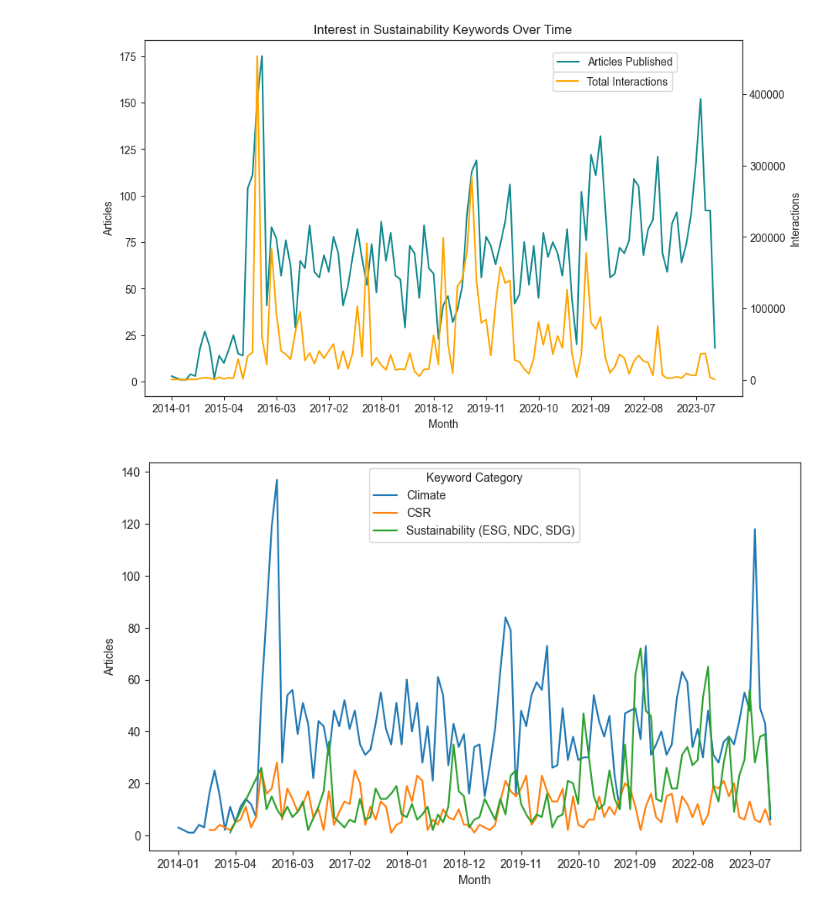
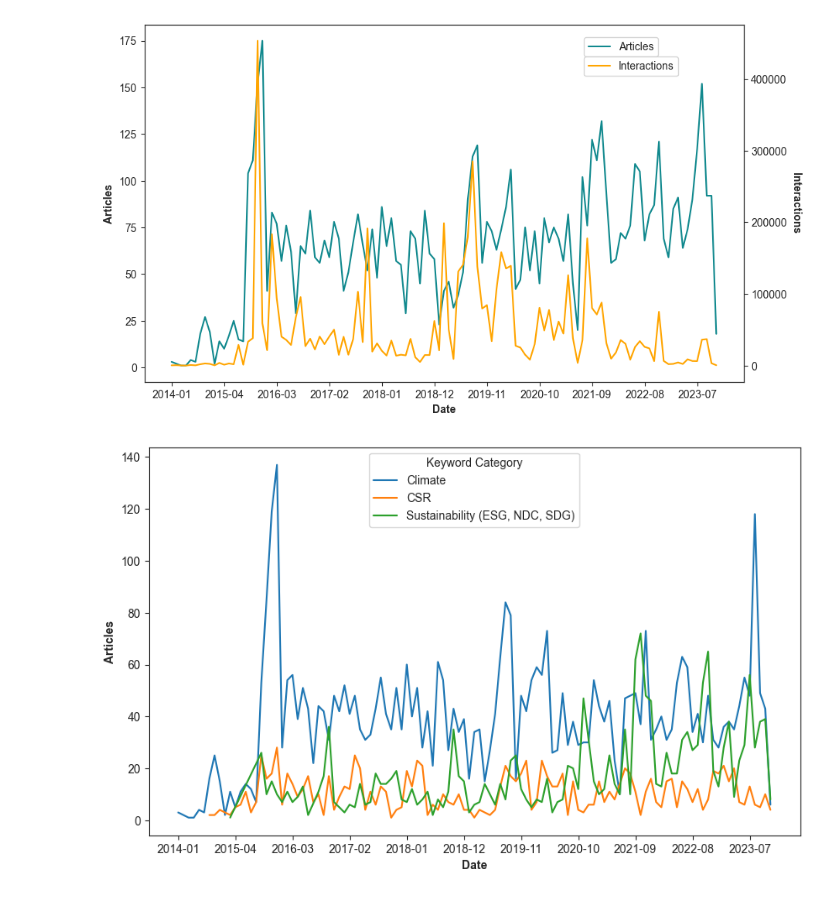
Before and after one commit to Gitbyt3/ESG-Research-Project, a Jupyter notebook: Code.ipynb, the cells around one changed output. Saved outputs shown, nothing was run; the diff lists cells and outputs as text; code cells hidden in the pictures.

```diff
--- a/Code.ipynb
+++ b/Code.ipynb
@@ -45,16 +45,13 @@ def wrangle(df):
     df.drop(['Link','Authors','Pinterest','LinkedIn','Twitter Influencer Shares','Total Facebook','Likes','Shares','Comments'],axis=1,inplace=True)
 
     #Converts published column to datetime format and converts article title to lowercase
-    df['Published'] = pd.to_datetime(df['Published'],format='%Y-%m-%dT%H:%M:%S%z')
+    df['Published'] = df['Published'].apply(lambda x: x[0:4] + '-' + x[5:7])
     df['Headline'] = df['Headline'].str.lower()
 
     #Renames and reorders columns
     df.rename(columns={'Published':'Date','Group':'Keyword','Headline':'Title','Total Interactions':'Interactions'},inplace=True)
-    df = df.reindex(columns=['Date','Month','Keyword','Title','Website','Interactions'])
+    df = df.reindex(columns=['Date','Keyword','Title','Website','Interactions'])
 
-    #Extracts the month from the date column and converts it to a string
-    df['Month'] = df['Date'].dt.to_period('M')
-    df['Month'] = df['Month'].astype('str')
     return df
 
 #Categorizes keywords to increase visibility and isolate CSR
@@ -74,4 +71,4 @@ mon_kw = pd.concat([wrangle(mon_2014),wrangle(mon_2015),wrangle(mon_2016),wrangl
 mon_kw['Keyword Category'] = mon_kw['Keyword'].apply(kw_categorize)
 
 #Reorder columns
-mon_kw = mon_kw.reindex(columns=['Date','Month','Keyword','Keyword Category','Title','Website','Interactions'])
+mon_kw = mon_kw.reindex(columns=['Date','Keyword','Keyword Category','Title','Website','Interactions'])
@@ -78,57 +105,26 @@ mon_kw = mon_kw.reindex(columns=['Date','Month','Keyword','Keyword Category','Ti
 # %%
 #LINEGRAPH - ARTICLES VS INTERACTIONS FOR ALL KEYWORDS
-#Groupby Month, count number of keyword articles, and sums interactions then resets index
-forviz = mon_kw[['Month','Keyword','Interactions']].groupby(['Month']).agg({'Keyword':'count','Interactions':'sum'}).rename(columns={'Keyword':'Articles'})
+#Groupby Date, count number of keyword articles, and sums interactions then resets index
+forviz = mon_kw[['Date','Keyword','Interactions']].groupby(['Date']).agg({'Keyword':'count','Interactions':'sum'}).rename(columns={'Keyword':'Articles'})
 forviz.reset_index(inplace=True)
-
-#Set figure size and style
-plt.figure(figsize=(10,6))
-sns.set_style('ticks')
-
-#Plots linegraph with Month on the x-axis and Number of articles on the left y-axis
-sns.lineplot(data=forviz,x='Month',y='Articles',label='Articles Published',color='#11898E')
-
-#Plots legend in the top right corner, adjust positions slightly to match second legend and aligns text to the left
-plt.legend(loc='upper right',bbox_to_anchor=(1-0.1,0.98),alignment='left')
-
-#Defines second axis to be on the same plot but on the right y-axis
-ax2 = plt.twinx()
-
-#Plots the second line graph on the same plot with Month on the x-axis and Total interactions on the right y-axis
-sns.lineplot(data=forviz,x='Month',y='Interactions',label='Total Interactions',color='orange')
-
-#Plots second legend to be just under the first legend
-plt.legend(loc='upper right',bbox_to_anchor=(0.992-0.1,0.925),alignment='left')
-
-#Defines first axis as the current axis
-ax1 = plt.gca()
-
-#Sets the x ticks as evenly spaced values across the entire available months
-ax2.set_xticks(forviz['Month'].tolist()[0::11])
-
-#Sets labels, titles, then displays the plot
-ax1.set_ylabel("# of Articles")
-ax2.set_ylabel("Interactions")
-plt.title('Interest in Sustainability Keywords Over Time')
-plt.show()
-
-
-
+articles_vs_interactions = dual_lines(forviz,'ticks','Date','Articles','#11898E','Interactions','orange')
 
 #LINEGRAPH - NUMBER OF ARTICLES SPLIT BY KEYWORD
-#Groupby Month and Keyword Category, counts each, renames the column then resets index
-keywordz = mon_kw[['Month','Keyword Category','Title']].groupby(['Month','Keyword Category']).count().rename(columns={'Title':'Articles'})
+#Groupby Date and Keyword Category, counts each, renames the column then resets index
+keywordz = mon_kw[['Date','Keyword Category','Title']].groupby(['Date','Keyword Category']).count().rename(columns={'Title':'Articles'})
 keywordz.reset_index(inplace=True)
 
 #Sets figure size and style
 plt.figure(figsize=(10,6))
 sns.set_style('ticks')
 
-#Plots linegraph with Month on the x-axis, Articles on the y-axis, keyword categories distinguished by color, and sets the x ticks to be evenly spaced across all months
-sns.lineplot(data=keywordz,x='Month',y='Articles',hue='Keyword Category').set_xticks(forviz['Month'].tolist()[0::11])
+#Plots linegraph with Date on the x-axis, Articles on the y-axis, keyword categories distinguished by color, and sets the x ticks to be evenly spaced across all months
+sns.lineplot(data=keywordz,x='Date',y='Articles',hue='Keyword Category').set_xticks(forviz['Date'].tolist()[0::11])
+plt.xlabel('Date',fontweight='bold')
+plt.ylabel('Articles',fontweight='bold')
 plt.show()
 # %% [output]
-[figure, old version]
+[figure, new version]
 [figure]
 # %%
 #REVENUE PER SHARE VS TOTAL ESG SCORE FROM YAHOO FINANCE
```
Also changed, not shown: parts of 4 cells of this notebook, 6 other files.
